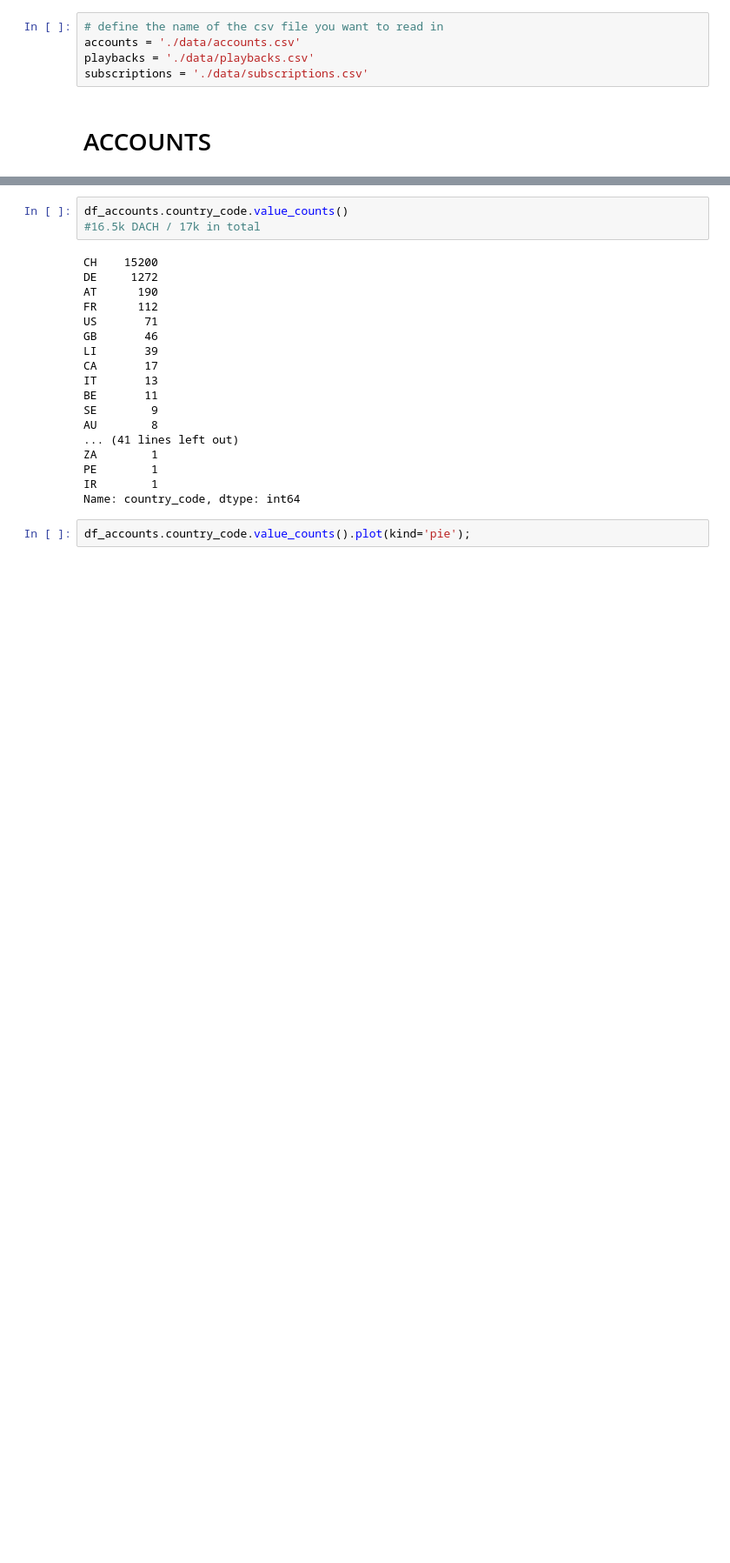
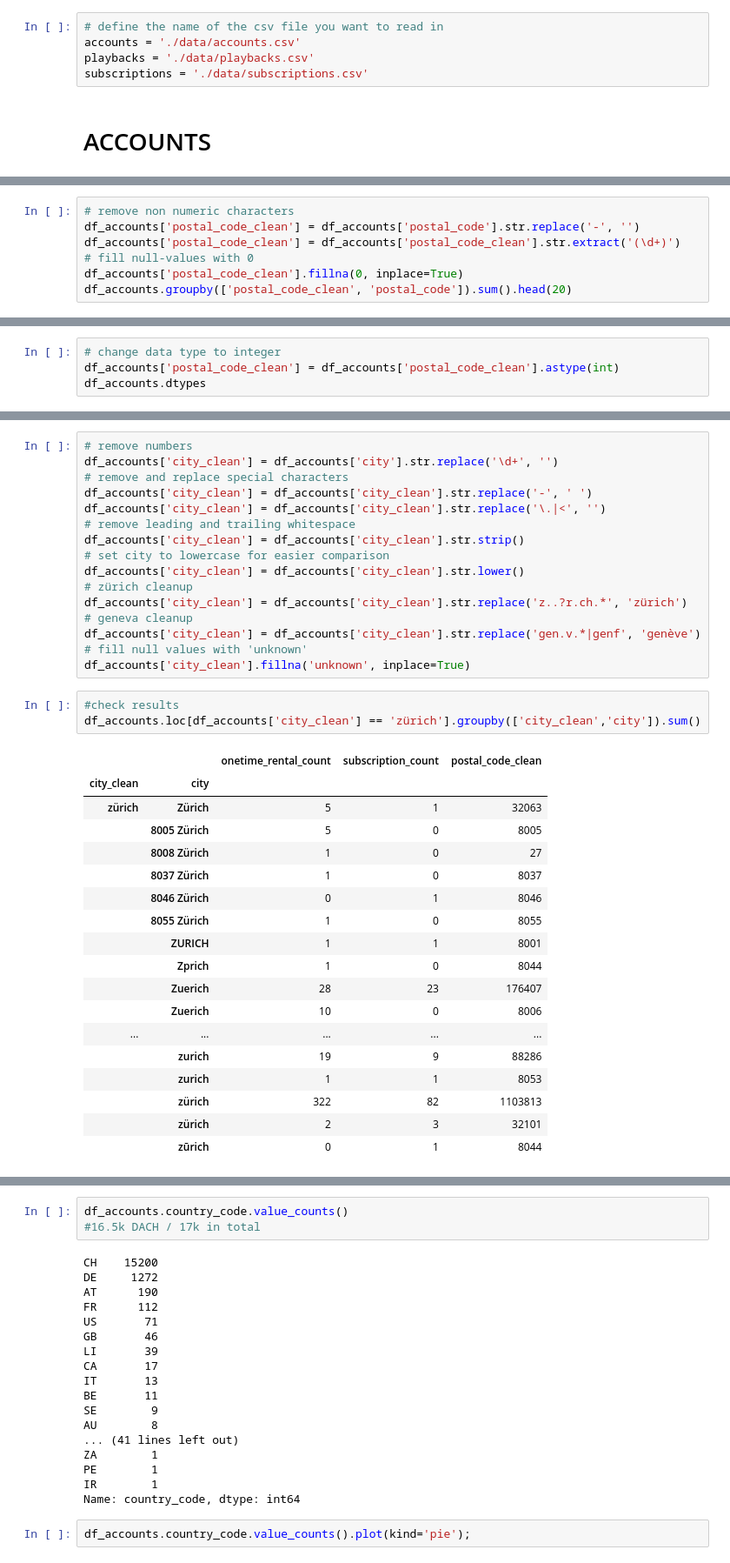
Before and after one commit to elisicke/Data-Analyst-Capstone-Project, a Jupyter notebook: Group_Laura.ipynb, the cells around one changed output, grey strips where cells are left out. Shown at 87% size. Drawn from its saved outputs; the diff is of its cells as text; blank space fills up the shorter version.

Commit message:
update accounts cleanup

```diff
--- a/Group_Laura.ipynb
+++ b/Group_Laura.ipynb
@@ -37,0 +83,7 @@ dtype: object
+# %%
+# remove non numeric characters
+df_accounts['postal_code_clean'] = df_accounts['postal_code'].str.replace('-', '')
+df_accounts['postal_code_clean'] = df_accounts['postal_code_clean'].str.extract('(\d+)')
+# fill null-values with 0
+df_accounts['postal_code_clean'].fillna(0, inplace=True)
+df_accounts.groupby(['postal_code_clean', 'postal_code']).sum().head(20)
@@ -37,0 +109,4 @@ dtype: object
+# %%
+# change data type to integer
+df_accounts['postal_code_clean'] = df_accounts['postal_code_clean'].astype(int)
+df_accounts.dtypes
@@ -37,0 +132,38 @@ dtype: object
+# %%
+# remove numbers
+df_accounts['city_clean'] = df_accounts['city'].str.replace('\d+', '')
+# remove and replace special characters
+df_accounts['city_clean'] = df_accounts['city_clean'].str.replace('-', ' ')
+df_accounts['city_clean'] = df_accounts['city_clean'].str.replace('\.|<', '')
+# remove leading and trailing whitespace
+df_accounts['city_clean'] = df_accounts['city_clean'].str.strip()
+# set city to lowercase for easier comparison
+df_accounts['city_clean'] = df_accounts['city_clean'].str.lower()
+# zürich cleanup
+df_accounts['city_clean'] = df_accounts['city_clean'].str.replace('z..?r.ch.*', 'zürich')
+# geneva cleanup
+df_accounts['city_clean'] = df_accounts['city_clean'].str.replace('gen.v.*|genf', 'genève')
+# fill null values with 'unknown'
+df_accounts['city_clean'].fillna('unknown', inplace=True)
+# %%
+#check results
+df_accounts.loc[df_accounts['city_clean'] == 'zürich'].groupby(['city_clean','city']).sum()
+# %% [output]
+|  |  | onetime_rental_count | subscription_count | postal_code_clean |
+| city_clean | city |  |  |  |
+| zürich | Zürich | 5 | 1 | 32063 |
+|  | 8005 Zürich | 5 | 0 | 8005 |
+|  | 8008 Zürich | 1 | 0 | 27 |
+|  | 8037 Zürich | 1 | 0 | 8037 |
+|  | 8046 Zürich | 0 | 1 | 8046 |
+|  | 8055 Zürich | 1 | 0 | 8055 |
+|  | ZURICH | 1 | 1 | 8001 |
+|  | Zprich | 1 | 0 | 8044 |
+|  | Zuerich | 28 | 23 | 176407 |
+|  | Zuerich | 10 | 0 | 8006 |
+| ... | ... | ... | ... | ... |
+|  | zurich | 19 | 9 | 88286 |
+|  | zurich | 1 | 1 | 8053 |
+|  | zürich | 322 | 82 | 1103813 |
+|  | zürich | 2 | 3 | 32101 |
+|  | zūrich | 0 | 1 | 8044 |
```
Also changed, not shown: parts of 26 cells of this notebook.
